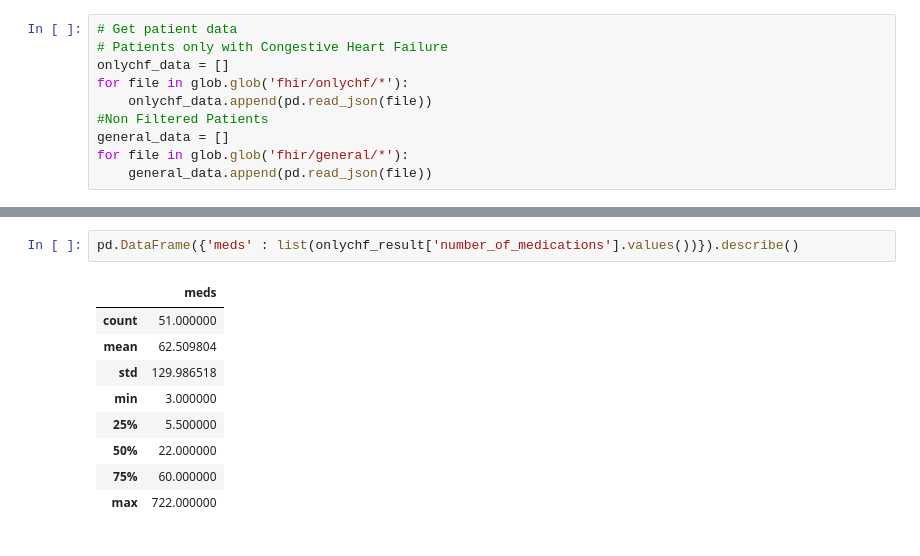
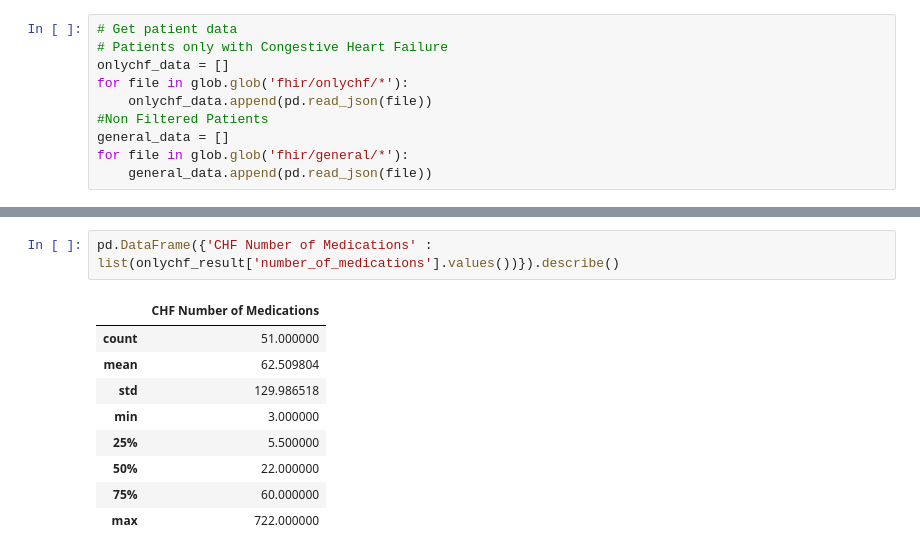
Before and after one commit to anthem-ai/ucsc-engineering-2020, a Jupyter notebook: shayanshaikh/congestive_heart_failure.ipynb, the cells around one changed output, grey strips where cells are left out. Cells and saved outputs as stored; diff of their text form.

Commit message:
merged dataframes

```diff
--- a/shayanshaikh/congestive_heart_failure.ipynb
+++ b/shayanshaikh/congestive_heart_failure.ipynb
@@ -254,7 +253,7 @@ pd.DataFrame({'Date' : medication_date, "Med" : medication_val}).plot(x ='Date',
 # %%
-pd.DataFrame({'meds' : list(onlychf_result['number_of_medications'].values())}).describe()
+pd.DataFrame({'CHF Number of Medications' : list(onlychf_result['number_of_medications'].values())}).describe()
 # %% [output]
-|  | meds |
+|  | CHF Number of Medications |
 | count | 51.000000 |
 | mean | 62.509804 |
 | std | 129.986518 |
```
Also changed, not shown: parts of 8 cells of this notebook.
